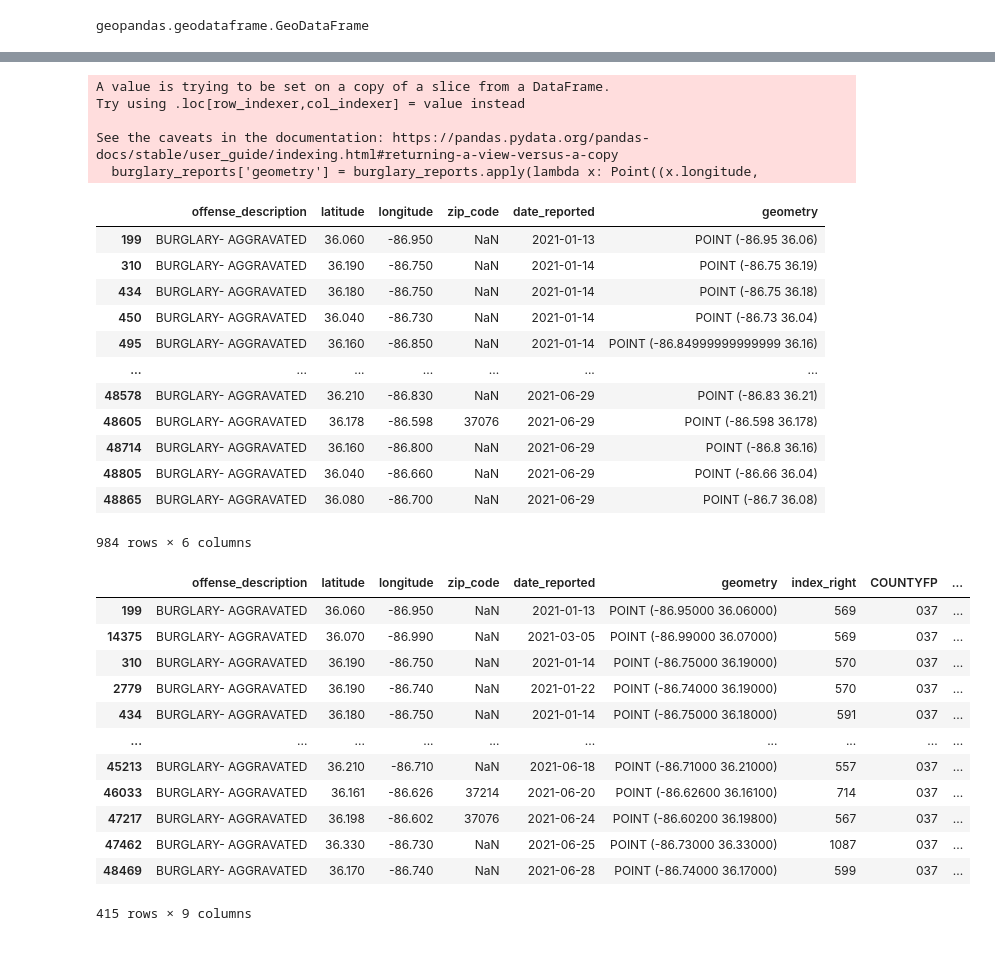
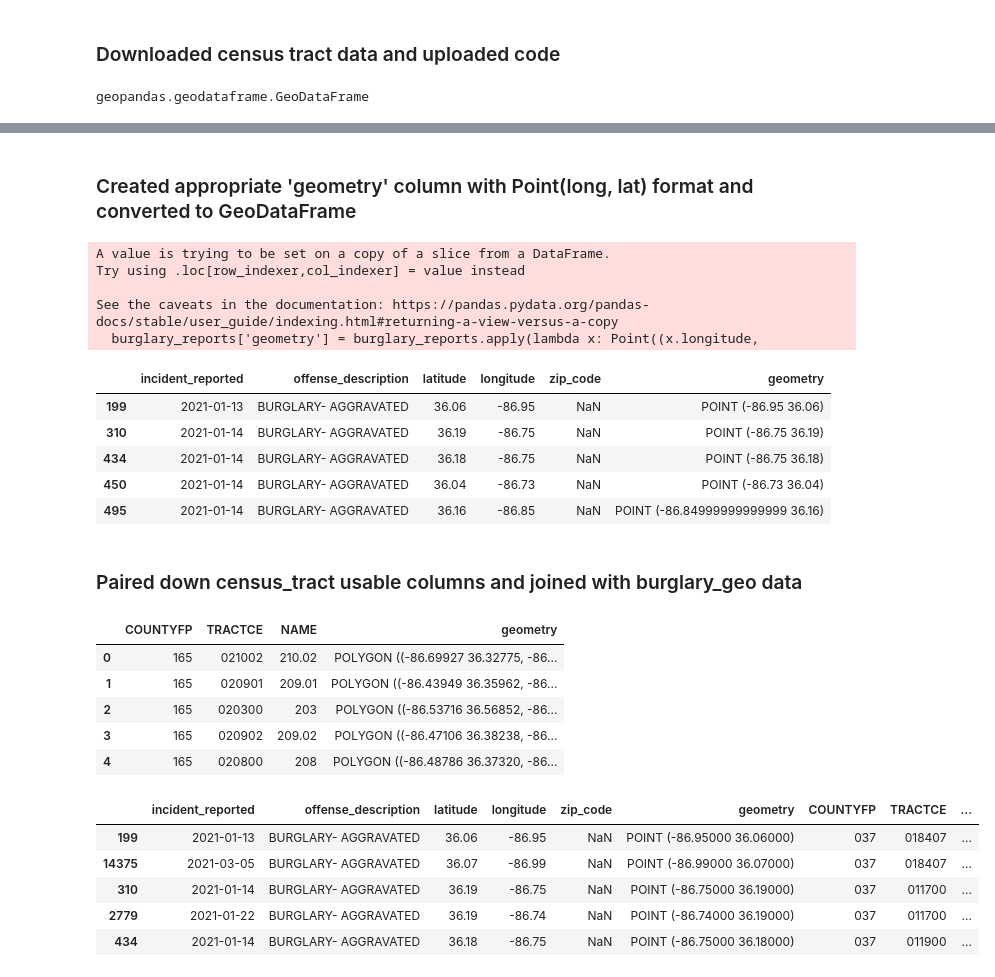
Before and after one commit to nss-data-science-cohort-5/geospatial_api-silver-sharks, a Jupyter notebook: Project2_Group_Conrad.ipynb, the cells around one changed output, grey strips where cells are left out. Drawn from its saved outputs; the diff is of its cells as text; code cells hidden in the pictures.

```diff
--- a/Project2_Group_Conrad.ipynb
+++ b/Project2_Group_Conrad.ipynb
@@ -20,8 +27,9 @@ response = requests.get(endpoint, params)
 # %%
-res = response.json()
-res = pd.DataFrame(res, columns=['incident_reported', 'offense_description', 'latitude', 'longitude', 'zip_code'])
-res['date_reported'] = res['incident_reported'].str.split("T", expand=True)[0]
-res_trimmed = res.drop(columns='incident_reported')
+res_trimmed = pd.DataFrame(res_trimmed, columns=['incident_reported', 'offense_description', 'latitude', 'longitude', 'zip_code'])
+
+res_trimmed['incident_reported'] = res_trimmed['incident_reported'].str.split("T", expand=True)[0]
+
 burglary_reports = res_trimmed[res_trimmed['offense_description'].str.contains('BURGLARY- AGGRAVATED')]
+
 burglary_reports.head()
 # %% [output]
@@ -53,6 +61,8 @@ Try using .loc[row_indexer,col_indexer] = value instead
 
 See the caveats in the documentation: https://pandas.pydata.org/pandas-docs/stable/user_guide/indexing.html#returning-a-view-versus-a-copy
   self[k1] = value[k2]
+# %% [markdown]
+### Downloaded census tract data and uploaded code
 # %%
 census_tract = gpd.read_file('data/tl_2019-47_tract/tl_2019_47_tract.shp')
 type(census_tract)
@@ -75,58 +85,57 @@ epsg:4269
 
 #census_tract.plot(column = 'NAME', figsize=(15, 15), edgecolor = 'black',
 #                 legend = True, legend_kwds = leg_kwds, cmap = 'terrain')
+# %% [markdown]
+### Created appropriate 'geometry' column with Point(long, lat) format and converted to GeoDataFrame
 # %%
 burglary_reports['geometry'] = burglary_reports.apply(lambda x: Point((x.longitude,
                                                                       x.latitude)),
                                                      axis=1)
 
-burglary_reports
+burglary_reports.head()
 # %% [output]
 A value is trying to be set on a copy of a slice from a DataFrame.
 Try using .loc[row_indexer,col_indexer] = value instead
 
 See the caveats in the documentation: https://pandas.pydata.org/pandas-docs/stable/user_guide/indexing.html#returning-a-view-versus-a-copy
   burglary_reports['geometry'] = burglary_reports.apply(lambda x: Point((x.longitude,
-|  | offense_description | latitude | longitude | zip_code | date_reported | geometry |
-| 199 | BURGLARY- AGGRAVATED | 36.060 | -86.950 | NaN | 2021-01-13 | POINT (-86.95 36.06) |
-| 310 | BURGLARY- AGGRAVATED | 36.190 | -86.750 | NaN | 2021-01-14 | POINT (-86.75 36.19) |
-| 434 | BURGLARY- AGGRAVATED | 36.180 | -86.750 | NaN | 2021-01-14 | POINT (-86.75 36.18) |
-| 450 | BURGLARY- AGGRAVATED | 36.040 | -86.730 | NaN | 2021-01-14 | POINT (-86.73 36.04) |
-| 495 | BURGLARY- AGGRAVATED | 36.160 | -86.850 | NaN | 2021-01-14 | POINT (-86.84999999999999 36.16) |
-| ... | ... | ... | ... | ... | ... | ... |
-| 48578 | BURGLARY- AGGRAVATED | 36.210 | -86.830 | NaN | 2021-06-29 | POINT (-86.83 36.21) |
-| 48605 | BURGLARY- AGGRAVATED | 36.178 | -86.598 | 37076 | 2021-06-29 | POINT (-86.598 36.178) |
-| 48714 | BURGLARY- AGGRAVATED | 36.160 | -86.800 | NaN | 2021-06-29 | POINT (-86.8 36.16) |
-| 48805 | BURGLARY- AGGRAVATED | 36.040 | -86.660 | NaN | 2021-06-29 | POINT (-86.66 36.04) |
-| 48865 | BURGLARY- AGGRAVATED | 36.080 | -86.700 | NaN | 2021-06-29 | POINT (-86.7 36.08) |
+|  | incident_reported | offense_description | latitude | longitude | zip_code | geometry |
+| 199 | 2021-01-13 | BURGLARY- AGGRAVATED | 36.06 | -86.95 | NaN | POINT (-86.95 36.06) |
+| 310 | 2021-01-14 | BURGLARY- AGGRAVATED | 36.19 | -86.75 | NaN | POINT (-86.75 36.19) |
+| 434 | 2021-01-14 | BURGLARY- AGGRAVATED | 36.18 | -86.75 | NaN | POINT (-86.75 36.18) |
+| 450 | 2021-01-14 | BURGLARY- AGGRAVATED | 36.04 | -86.73 | NaN | POINT (-86.73 36.04) |
+| 495 | 2021-01-14 | BURGLARY- AGGRAVATED | 36.16 | -86.85 | NaN | POINT (-86.84999999999999 36.16) |
-984 rows × 6 columns
 # %%
 burglary_geo = gpd.GeoDataFrame(burglary_reports,
                                crs=census_tract.crs,
                                geometry = burglary_reports['geometry'])
+# %% [markdown]
+### Paired down census_tract usable columns and joined with burglary_geo data
 # %%
-census_tract = census_tract[['COUNTYFP', 'NAME', 'geometry']]
+census_tract = census_tract[['COUNTYFP', 'TRACTCE', 'NAME', 'geometry']]
 #census_tract['COUNTYFP'] = census_tract['COUNTYFP'].apply(pd.to_numeric)
 #census_tract = census_tract[census_tract['COUNTYFP'] == 37]
+census_tract.head()
+# %% [output]
+|  | COUNTYFP | TRACTCE | NAME | geometry |
+| 0 | 165 | 021002 | 210.02 | POLYGON ((-86.69927 36.32775, -86... |
+| 1 | 165 | 020901 | 209.01 | POLYGON ((-86.43949 36.35962, -86... |
+| 2 | 165 | 020300 | 203 | POLYGON ((-86.53716 36.56852, -86... |
+| 3 | 165 | 020902 | 209.02 | POLYGON ((-86.47106 36.38238, -86... |
+| 4 | 165 | 020800 | 208 | POLYGON ((-86.48786 36.37320, -86... |
 # %%
 burglary_by_tract = gpd.sjoin(burglary_geo, census_tract, op = 'within')
 # %%
 burglary_by_tract.drop_duplicates(subset='geometry', inplace=True)
-burglary_by_tract
+burglary_by_tract = burglary_by_tract.drop(columns='index_right')
+burglary_by_tract.head()
 # %% [output]
-|  | offense_description | latitude | longitude | zip_code | date_reported | geometry | index_right | COUNTYFP | ... |
-| 199 | BURGLARY- AGGRAVATED | 36.060 | -86.950 | NaN | 2021-01-13 | POINT (-86.95000 36.06000) | 569 | 037 | ... |
-| 14375 | BURGLARY- AGGRAVATED | 36.070 | -86.990 | NaN | 2021-03-05 | POINT (-86.99000 36.07000) | 569 | 037 | ... |
-| 310 | BURGLARY- AGGRAVATED | 36.190 | -86.750 | NaN | 2021-01-14 | POINT (-86.75000 36.19000) | 570 | 037 | ... |
-| 2779 | BURGLARY- AGGRAVATED | 36.190 | -86.740 | NaN | 2021-01-22 | POINT (-86.74000 36.19000) | 570 | 037 | ... |
-| 434 | BURGLARY- AGGRAVATED | 36.180 | -86.750 | NaN | 2021-01-14 | POINT (-86.75000 36.18000) | 591 | 037 | ... |
-| ... | ... | ... | ... | ... | ... | ... | ... | ... | ... |
-| 45213 | BURGLARY- AGGRAVATED | 36.210 | -86.710 | NaN | 2021-06-18 | POINT (-86.71000 36.21000) | 557 | 037 | ... |
-| 46033 | BURGLARY- AGGRAVATED | 36.161 | -86.626 | 37214 | 2021-06-20 | POINT (-86.62600 36.16100) | 714 | 037 | ... |
-| 47217 | BURGLARY- AGGRAVATED | 36.198 | -86.602 | 37076 | 2021-06-24 | POINT (-86.60200 36.19800) | 567 | 037 | ... |
-| 47462 | BURGLARY- AGGRAVATED | 36.330 | -86.730 | NaN | 2021-06-25 | POINT (-86.73000 36.33000) | 1087 | 037 | ... |
-| 48469 | BURGLARY- AGGRAVATED | 36.170 | -86.740 | NaN | 2021-06-28 | POINT (-86.74000 36.17000) | 599 | 037 | ... |
+|  | incident_reported | offense_description | latitude | longitude | zip_code | geometry | COUNTYFP | TRACTCE | ... |
+| 199 | 2021-01-13 | BURGLARY- AGGRAVATED | 36.06 | -86.95 | NaN | POINT (-86.95000 36.06000) | 037 | 018407 | ... |
+| 14375 | 2021-03-05 | BURGLARY- AGGRAVATED | 36.07 | -86.99 | NaN | POINT (-86.99000 36.07000) | 037 | 018407 | ... |
+| 310 | 2021-01-14 | BURGLARY- AGGRAVATED | 36.19 | -86.75 | NaN | POINT (-86.75000 36.19000) | 037 | 011700 | ... |
+| 2779 | 2021-01-22 | BURGLARY- AGGRAVATED | 36.19 | -86.74 | NaN | POINT (-86.74000 36.19000) | 037 | 011700 | ... |
+| 434 | 2021-01-14 | BURGLARY- AGGRAVATED | 36.18 | -86.75 | NaN | POINT (-86.75000 36.18000) | 037 | 011900 | ... |
-415 rows × 9 columns
 # %%
 census_tract_names = burglary_by_tract['NAME']
 census_tract_names = pd.DataFrame(census_tract_names)
```
Also changed, not shown: parts of 11 cells of this notebook.
